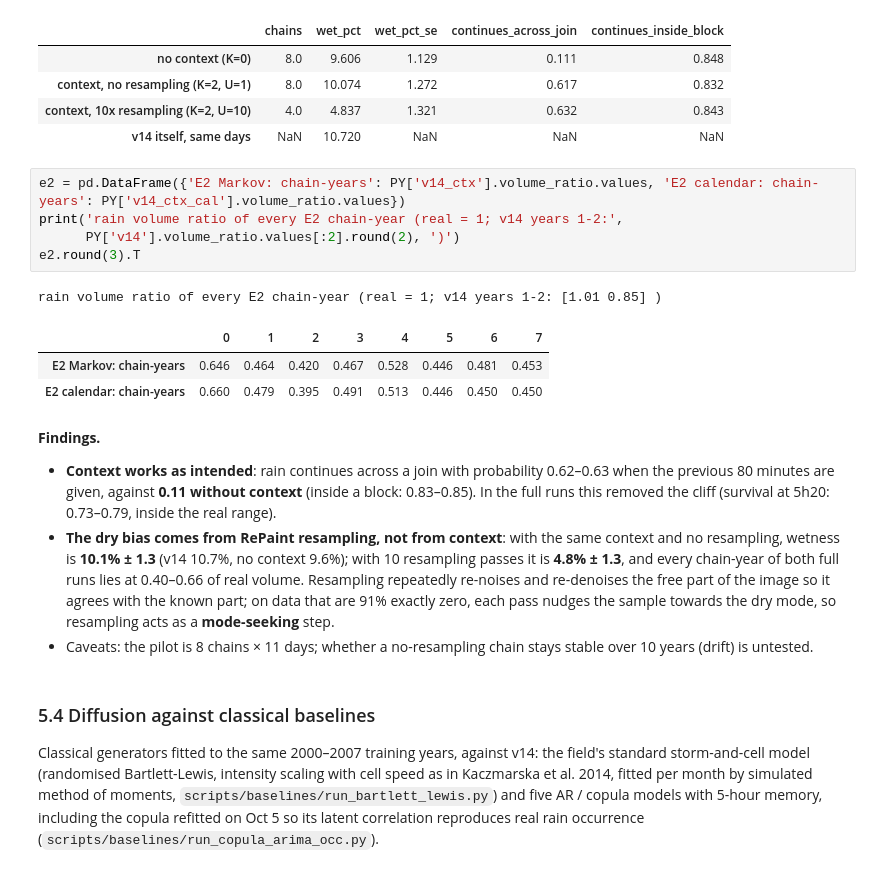
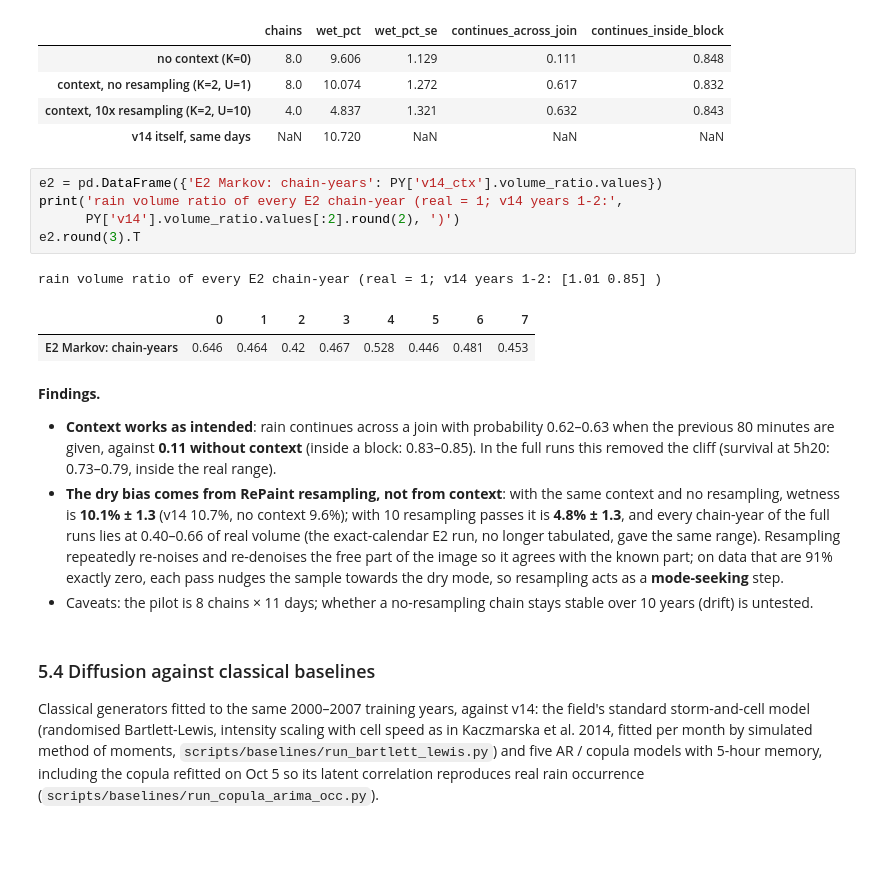
Before and after one commit to tanyarw/ImagenFew, a Jupyter notebook: notebooks/research_evaluation.ipynb, the cells around one changed output. Drawn from its saved outputs; the diff is of its cells as text; blank space fills up the shorter version.

```diff
--- a/notebooks/research_evaluation.ipynb
+++ b/notebooks/research_evaluation.ipynb
@@ -1149,15 +1142,14 @@ pt.round(3)
 | context, 10x resampling (K=2, U=10) | 4.0 | 4.837 | 1.321 | 0.632 | 0.843 |
 | v14 itself, same days | NaN | 10.720 | NaN | NaN | NaN |
 # %%
-e2 = pd.DataFrame({'E2 Markov: chain-years': PY['v14_ctx'].volume_ratio.values, 'E2 calendar: chain-years': PY['v14_ctx_cal'].volume_ratio.values})
+e2 = pd.DataFrame({'E2 Markov: chain-years': PY['v14_ctx'].volume_ratio.values})
 print('rain volume ratio of every E2 chain-year (real = 1; v14 years 1-2:',
       PY['v14'].volume_ratio.values[:2].round(2), ')')
 e2.round(3).T
 # %% [output]
 rain volume ratio of every E2 chain-year (real = 1; v14 years 1-2: [1.01 0.85] )
 |  | 0 | 1 | 2 | 3 | 4 | 5 | 6 | 7 |
-| E2 Markov: chain-years | 0.646 | 0.464 | 0.420 | 0.467 | 0.528 | 0.446 | 0.481 | 0.453 |
-| E2 calendar: chain-years | 0.660 | 0.479 | 0.395 | 0.491 | 0.513 | 0.446 | 0.450 | 0.450 |
+| E2 Markov: chain-years | 0.646 | 0.464 | 0.42 | 0.467 | 0.528 | 0.446 | 0.481 | 0.453 |
 # %% [markdown]
 **Findings.**
 * **Context works as intended**: rain continues across a join with probability 0.62–0.63 when
@@ -1165,7 +1157,8 @@ rain volume ratio of every E2 chain-year (real = 1; v14 years 1-2: [1.01 0.85] )
   In the full runs this removed the cliff (survival at 5h20: 0.73–0.79, inside the real range).
 * **The dry bias comes from RePaint resampling, not from context**: with the same context and no
   resampling, wetness is **10.1% ± 1.3** (v14 10.7%, no context 9.6%); with 10 resampling passes
-  it is **4.8% ± 1.3**, and every chain-year of both full runs lies at 0.40–0.66 of real volume.
+  it is **4.8% ± 1.3**, and every chain-year of the full runs lies at 0.40–0.66 of real volume (the exact-calendar E2 run,
+  no longer tabulated, gave the same range).
   Resampling repeatedly re-noises and re-denoises the free part of the image so it agrees with
   the known part; on data that are 91% exactly zero, each pass nudges the sample towards the dry
   mode, so resampling acts as a **mode-seeking** step.
```
Also changed, not shown: parts of 18 cells of this notebook, 5 other files.
